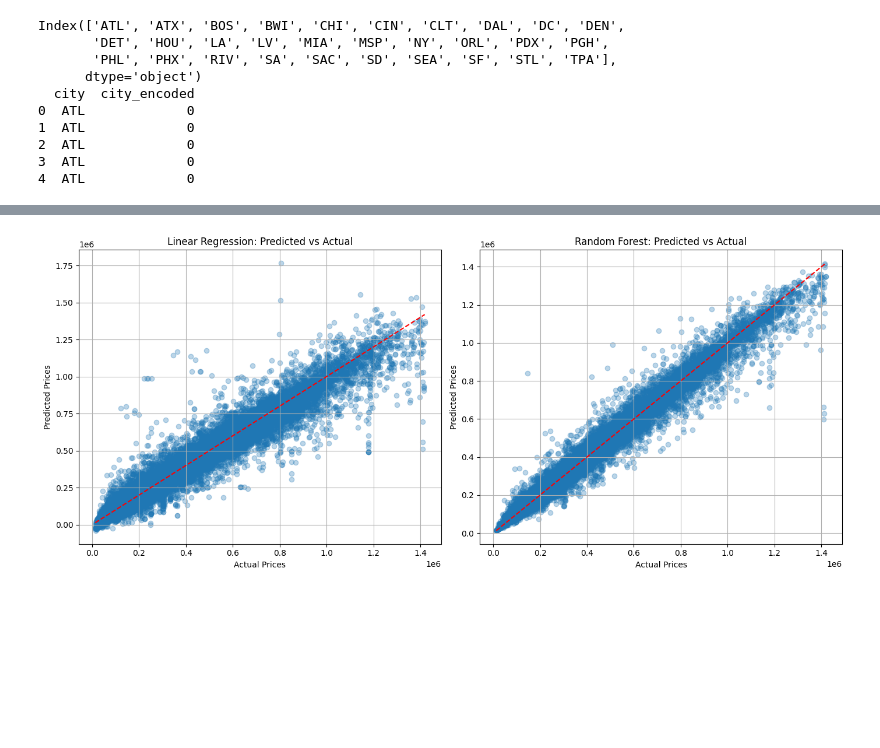
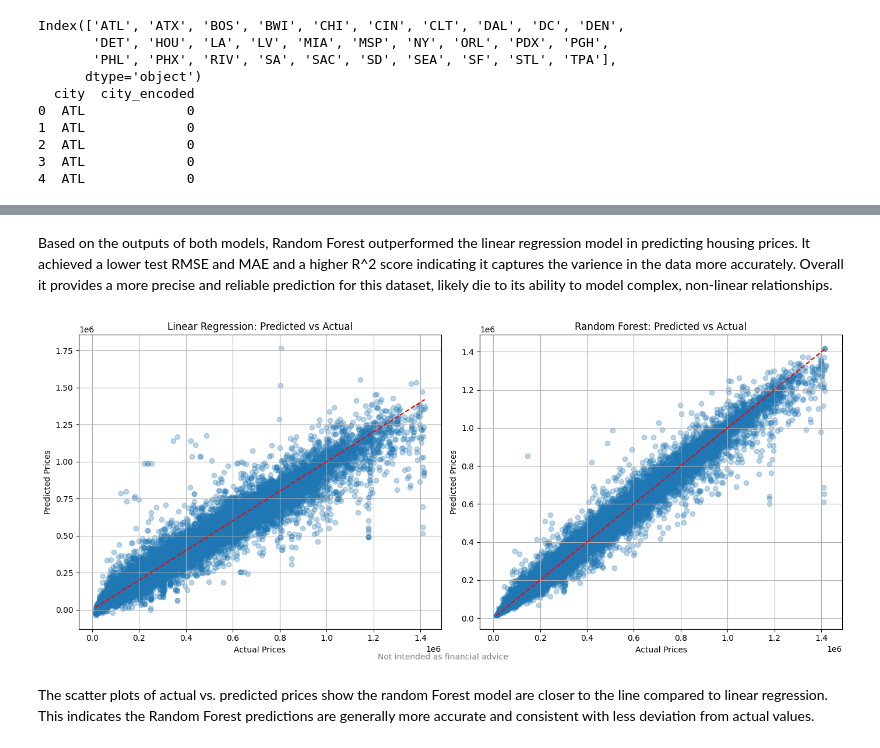
Before and after one commit to Dawn08021177/Capstone-Housing-Price-Prediction, a Jupyter notebook: house_data_final.ipynb, the cells around one changed output, grey strips where cells are left out. Saved outputs shown, nothing was run; the diff lists cells and outputs as text; code cells hidden in the pictures; blank space fills up the shorter version.

Commit message:
Update house_data_final notebook

```diff
--- a/house_data_final.ipynb
+++ b/house_data_final.ipynb
@@ -393,35 +402,40 @@ Test MAE: 29927.00
 Test R^2: 0.946
+# %% [markdown]
+Based on the outputs of both models, Random Forest outperformed the linear regression model in predicting housing prices. It achieved a lower test RMSE and MAE and a higher R^2 score indicating it captures the varience in the data more accurately. Overall it provides a more precise and reliable prediction for this dataset, likely die to its ability to model complex, non-linear relationships.
 # %%
 #Plot predicted vs actual housing prices Linear Regression and Random Forest
 import matplotlib.pyplot as plt
 
 # Make predictions without retraining
 y_pred_lr = pipelines["Linear Regression"].predict(X_test)
 y_pred_rf = pipelines["Random Forest"].predict(X_test)
 
 # Create side-by-side subplots
 fig, axes = plt.subplots(1, 2, figsize=(14, 6))
 
 # Linear Regression plot
 axes[0].scatter(y_test, y_pred_lr, alpha=0.3)
 axes[0].plot([y_test.min(), y_test.max()], [y_test.min(), y_test.max()], color='red', linestyle='--')
 axes[0].set_title("Linear Regression: Predicted vs Actual")
 axes[0].set_xlabel("Actual Prices")
 axes[0].set_ylabel("Predicted Prices")
 axes[0].grid(True)
 
 # Random Forest plot
 axes[1].scatter(y_test, y_pred_rf, alpha=0.3)
 axes[1].plot([y_test.min(), y_test.max()], [y_test.min(), y_test.max()], color='red', linestyle='--')
 axes[1].set_title("Random Forest: Predicted vs Actual")
 axes[1].set_xlabel("Actual Prices")
 axes[1].set_ylabel("Predicted Prices")
 axes[1].grid(True)
+fig.text(0.5, 0.01, "Not intended as financial advice", ha='center', fontsize=10, color='gray')
 
 plt.tight_layout()
 plt.show()
 # %% [output]
-[figure, old version]
+[figure, new version]
+# %% [markdown]
+The scatter plots of actual vs. predicted prices show the random Forest model are closer to the line compared to linear regression. This indicates the Random Forest predictions are generally more accurate and consistent with less deviation from actual values.
 # %%
 #Get top 10 features for each model
 
```
Also changed, not shown: parts of 35 cells of this notebook.
